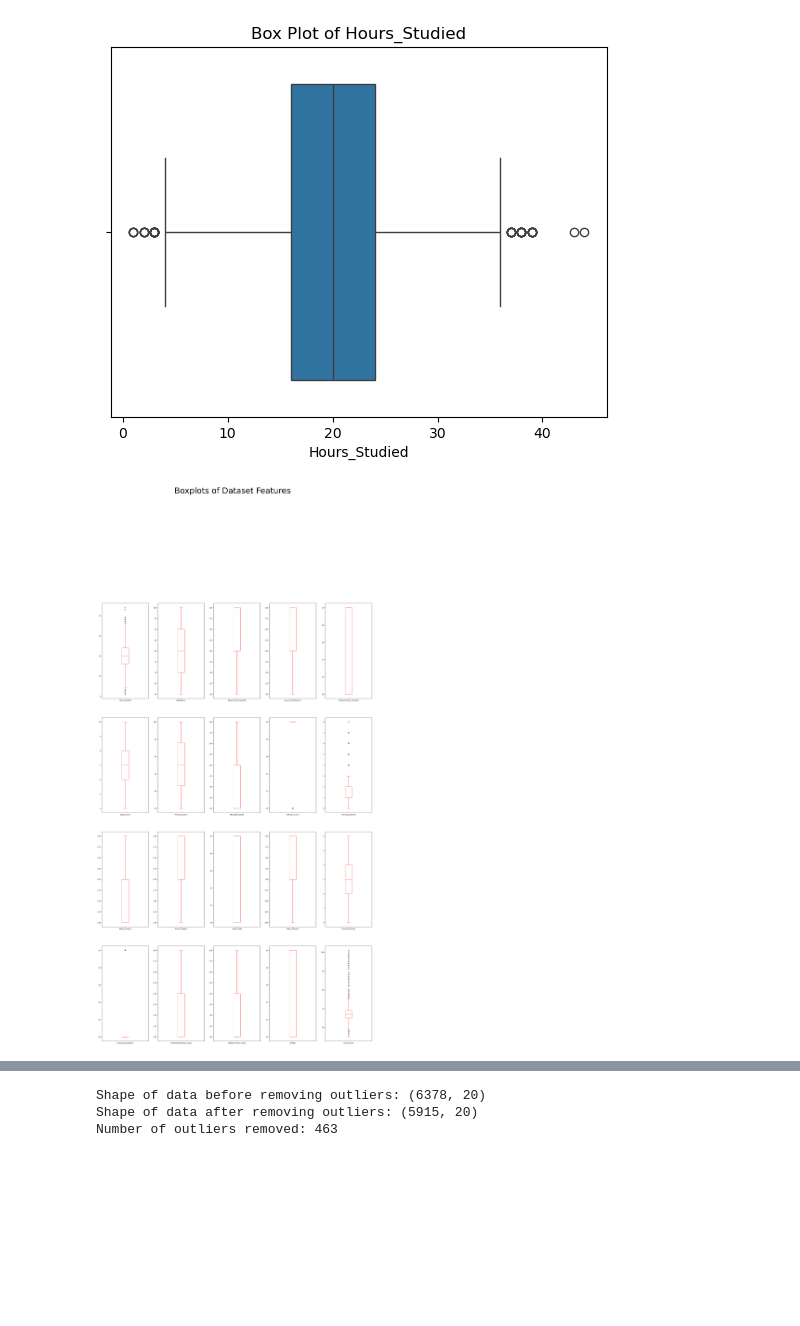
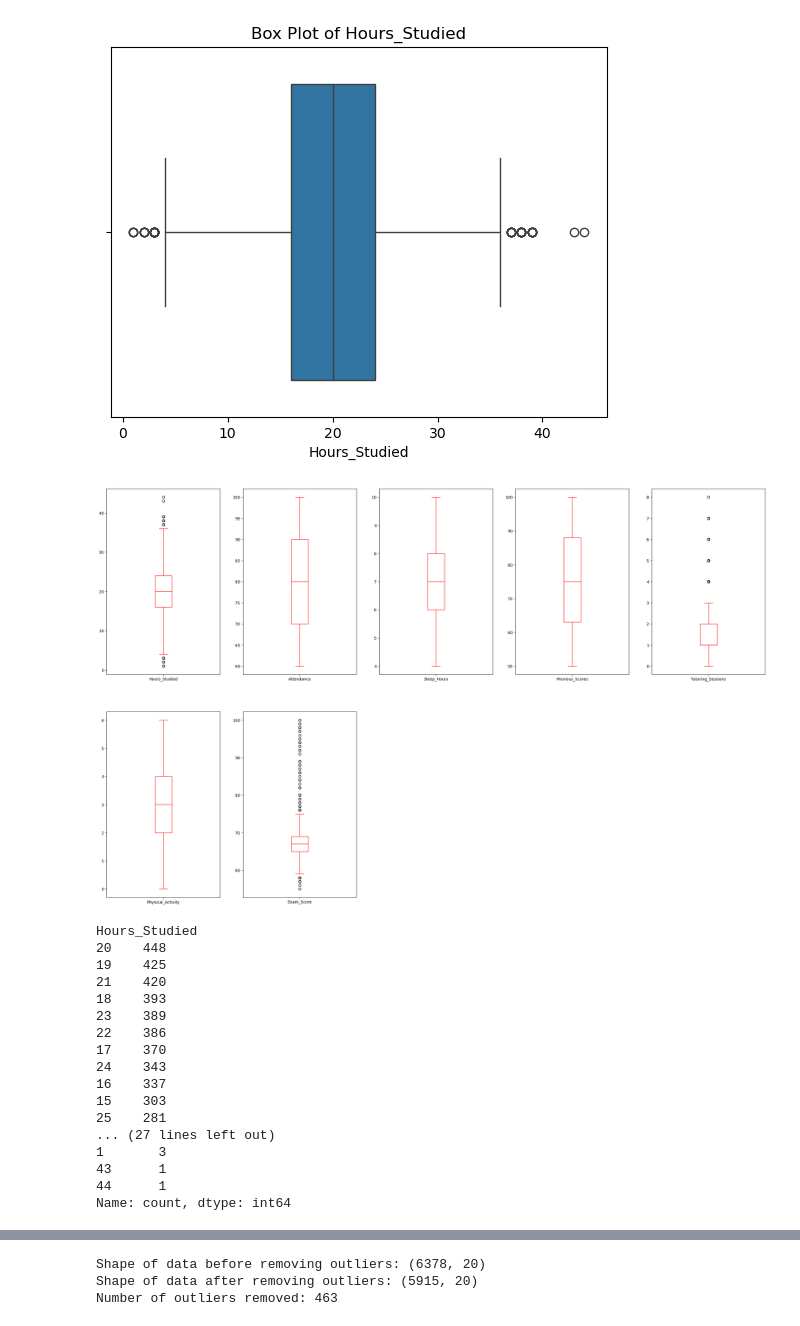
Before and after one commit to sikaneka/Student_Performance_Factors, a Jupyter notebook: Student_Performance_EDA.ipynb, the cells around one changed output, grey strips where cells are left out. Saved outputs shown, nothing was run; the diff lists cells and outputs as text; code cells hidden in the pictures; blank space fills up the shorter version.

```diff
--- a/Student_Performance_EDA.ipynb
+++ b/Student_Performance_EDA.ipynb
@@ -161,0 +175,6 @@ print(duplicate[duplicate>0])
+# %%
+# here the maximum score is taken as 100, so the value 101 can be replace by value 100
+ind=df[df['Exam_Score']>100].index
+print('the value ',max_score,'is at',ind)
+
+df.loc[ind,'Exam_Score']=100
@@ -384,8 +412,28 @@ plt.show()
 # %% [output]
 [figure]
 # %%
-df.plot(kind='box', subplots=True, layout=(8, 5), figsize=(30, 100), color='red')
-plt.suptitle('Boxplots of Dataset Features', fontsize=50)
+df1.plot(kind='box', subplots=True, layout=(8, 5), figsize=(30, 80), color='red')
+plt.title('Boxplots of Dataset Features')
 plt.show()
 # %% [output]
-[figure, old version]
+[figure, new version]
+# %%
+df['Hours_Studied'].value_counts()
+# %% [output]
+Hours_Studied
+20    448
+19    425
+21    420
+18    393
+23    389
+22    386
+17    370
+24    343
+16    337
+15    303
+25    281
+... (27 lines left out)
+1       3
+43      1
+44      1
+Name: count, dtype: int64
```
Also changed, not shown: parts of 13 cells of this notebook.
